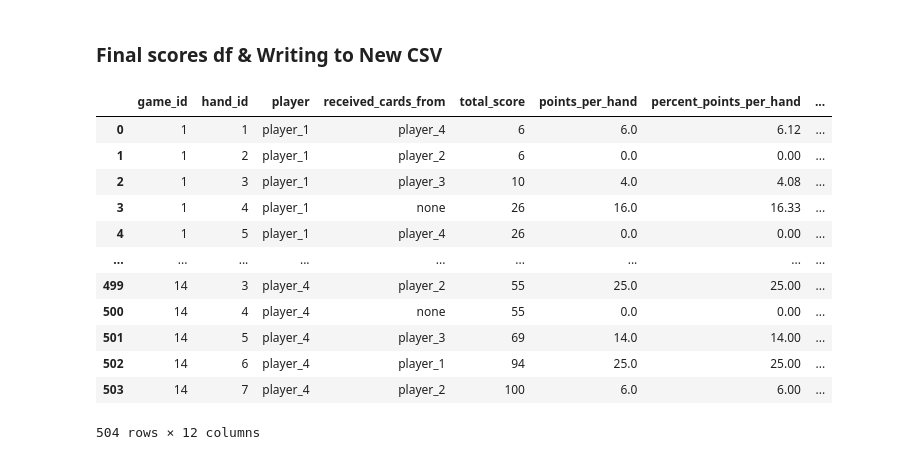
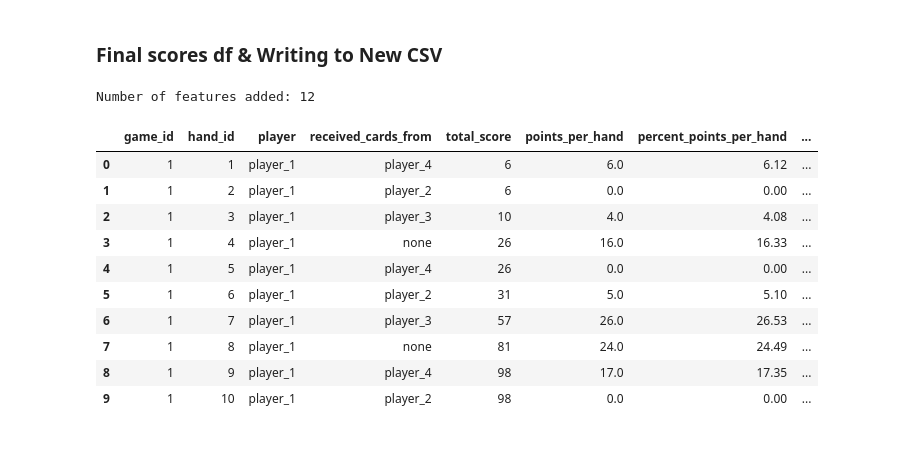
Before and after one commit to kmaurinjones/hearts_scores, a Jupyter notebook: hearts_data_engineering.ipynb, the cells around one changed output. Cells and saved outputs as stored; diff of their text form; code cells hidden in the pictures.

```diff
--- a/hearts_data_engineering.ipynb
+++ b/hearts_data_engineering.ipynb
@@ -239,0 +251,14 @@ scores.head()
+# %%
+for game in num_games:
+    game_df = scores.query(f'game_id == {game}') # subsets original df per game_id, into game_df
+    game_indices = game_df.index.tolist()
+
+    num_hands = game_df['hand_id'].unique().tolist()
+
+    for hand in num_hands:
+        hand_df = game_df.query(f'hand_id == {hand}').sort_values(by = 'total_score', ascending = True)
+        hand_indices = hand_df.index.tolist()
+
+        for val in hand_indices:
+            scores.loc[val, 'hand_position'] = hand_indices.index(val) + 1
+# scores
@@ -241,20 +350,21 @@ scores.head()
 ### Final scores df & Writing to New CSV
 # %%
 # scores.head(60) # can only show first 60 rows in output
-# scores.head()
-scores
+post_eng_feats = scores.shape[1]
+print(f"Number of features added: {post_eng_feats - pre_eng_feats}")
+scores.query("hand_id != 1").head(40)
+scores.head(10)
 # %% [output]
+Number of features added: 12
 |  | game_id | hand_id | player | received_cards_from | total_score | points_per_hand | percent_points_per_hand | ... |
 | 0 | 1 | 1 | player_1 | player_4 | 6 | 6.0 | 6.12 | ... |
 | 1 | 1 | 2 | player_1 | player_2 | 6 | 0.0 | 0.00 | ... |
 | 2 | 1 | 3 | player_1 | player_3 | 10 | 4.0 | 4.08 | ... |
 | 3 | 1 | 4 | player_1 | none | 26 | 16.0 | 16.33 | ... |
 | 4 | 1 | 5 | player_1 | player_4 | 26 | 0.0 | 0.00 | ... |
-| ... | ... | ... | ... | ... | ... | ... | ... | ... |
-| 499 | 14 | 3 | player_4 | player_2 | 55 | 25.0 | 25.00 | ... |
-| 500 | 14 | 4 | player_4 | none | 55 | 0.0 | 0.00 | ... |
-| 501 | 14 | 5 | player_4 | player_3 | 69 | 14.0 | 14.00 | ... |
-| 502 | 14 | 6 | player_4 | player_1 | 94 | 25.0 | 25.00 | ... |
-| 503 | 14 | 7 | player_4 | player_2 | 100 | 6.0 | 6.00 | ... |
+| 5 | 1 | 6 | player_1 | player_2 | 31 | 5.0 | 5.10 | ... |
+| 6 | 1 | 7 | player_1 | player_3 | 57 | 26.0 | 26.53 | ... |
+| 7 | 1 | 8 | player_1 | none | 81 | 24.0 | 24.49 | ... |
+| 8 | 1 | 9 | player_1 | player_4 | 98 | 17.0 | 17.35 | ... |
+| 9 | 1 | 10 | player_1 | player_2 | 98 | 0.0 | 0.00 | ... |
-504 rows × 12 columns
 # %%
```
Also changed, not shown: parts of 9 cells of this notebook, 4 other files.
